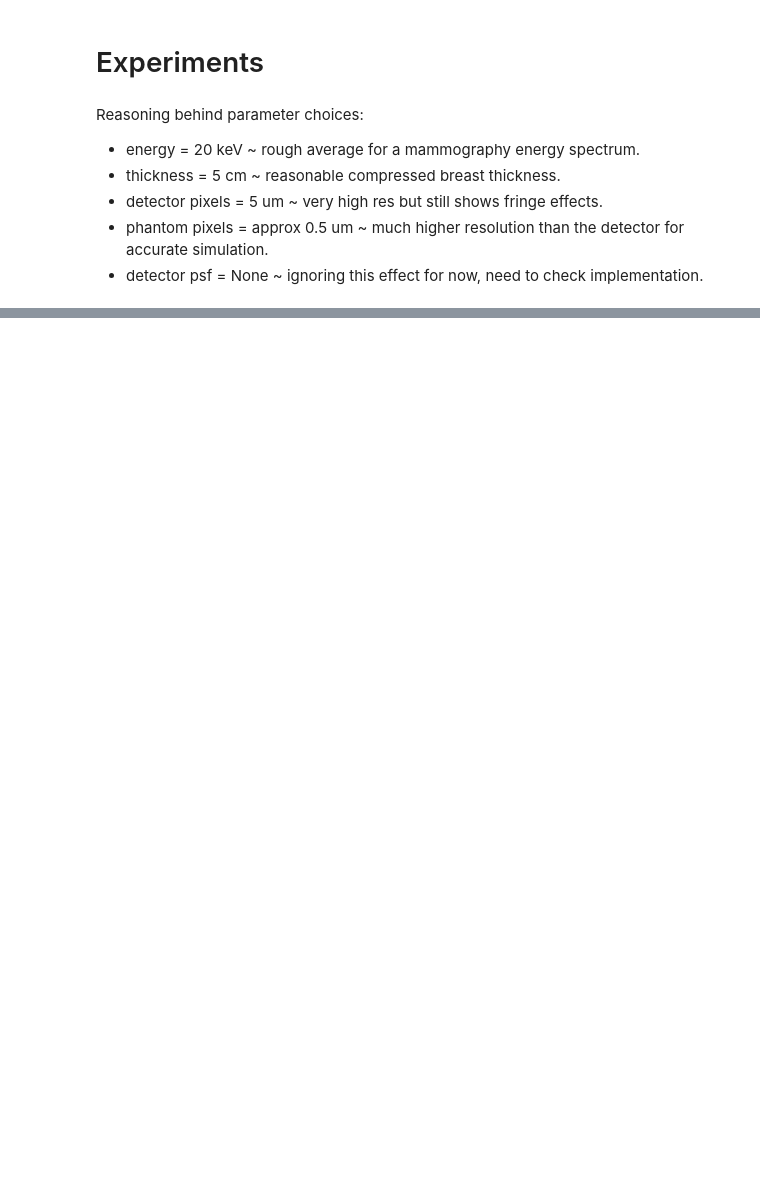
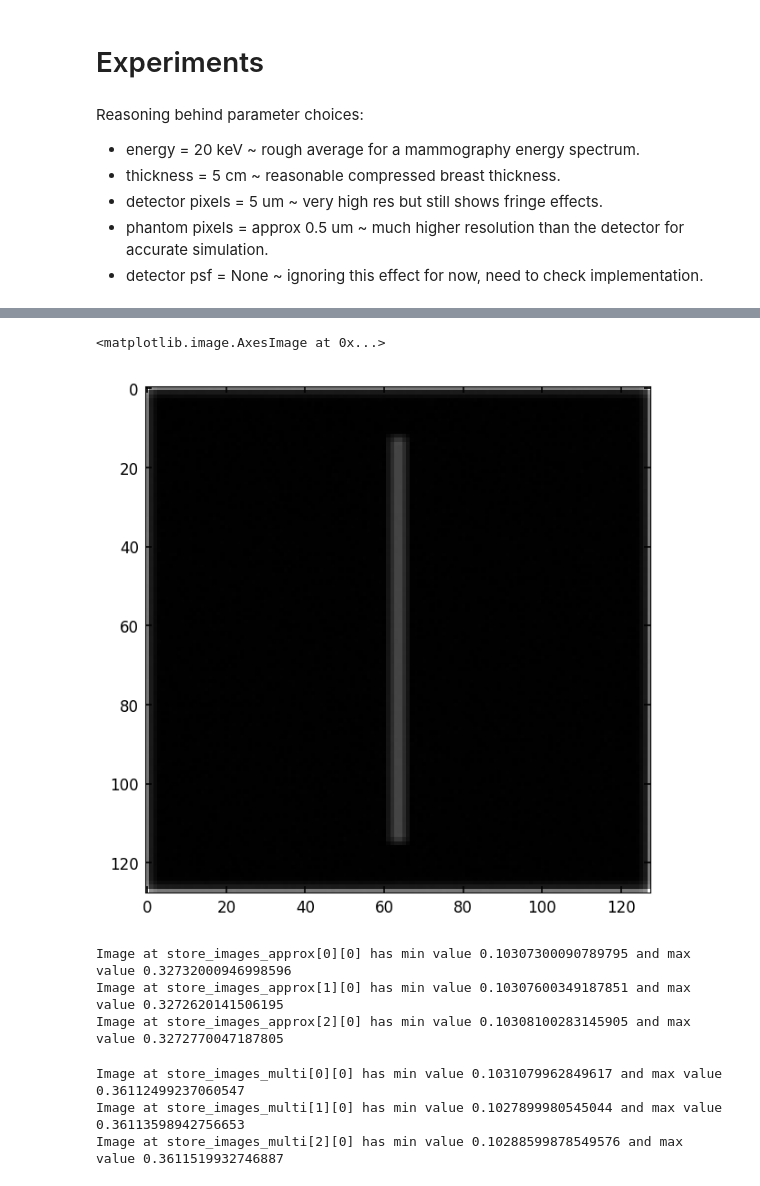
Before and after one commit to gjadick/spectral-xpci, a Jupyter notebook: aapm2025-multislice.ipynb, the cells around one changed output, grey strips where cells are left out. Cells and saved outputs as stored; diff of their text form; code cells hidden in the pictures; blank space fills up the shorter version.

```diff
--- a/aapm2025-multislice.ipynb
+++ b/aapm2025-multislice.ipynb
@@ -175,0 +223,21 @@ multislice done - 0.76 s
+# %%
+plt.imshow(store_images_approx[0][0])
+# %% [output]
+<matplotlib.image.AxesImage at 0x...>
+[figure, added]
+# %%
+for i, fiber_width in enumerate(fiber_width_list):
+    for j, Nz in enumerate(Nz_list):
+        print(f"Image at store_images_approx[{i}][{j}] has min value {store_images_approx[i][j].min()} and max value {store_images_approx[i][j].max()}")
+# %% [output]
+Image at store_images_approx[0][0] has min value 0.10307300090789795 and max value 0.32732000946998596
+Image at store_images_approx[1][0] has min value 0.10307600349187851 and max value 0.3272620141506195
+Image at store_images_approx[2][0] has min value 0.10308100283145905 and max value 0.3272770047187805
+# %%
+for i, fiber_width in enumerate(fiber_width_list):
+    for j, Nz in enumerate(Nz_list):
+        print(f"Image at store_images_multi[{i}][{j}] has min value {store_images_multi[i][j].min()} and max value {store_images_multi[i][j].max()}")
+# %% [output]
+Image at store_images_multi[0][0] has min value 0.1031079962849617 and max value 0.36112499237060547
+Image at store_images_multi[1][0] has min value 0.1027899980545044 and max value 0.36113598942756653
+Image at store_images_multi[2][0] has min value 0.10288599878549576 and max value 0.3611519932746887
```
Also changed, not shown: parts of 8 cells of this notebook, 1 other file.
